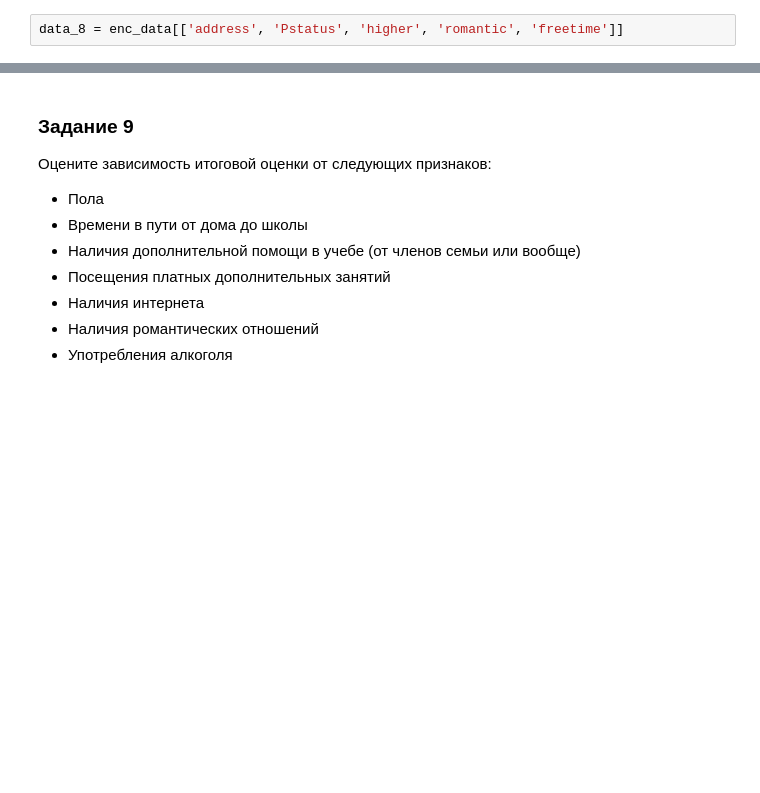
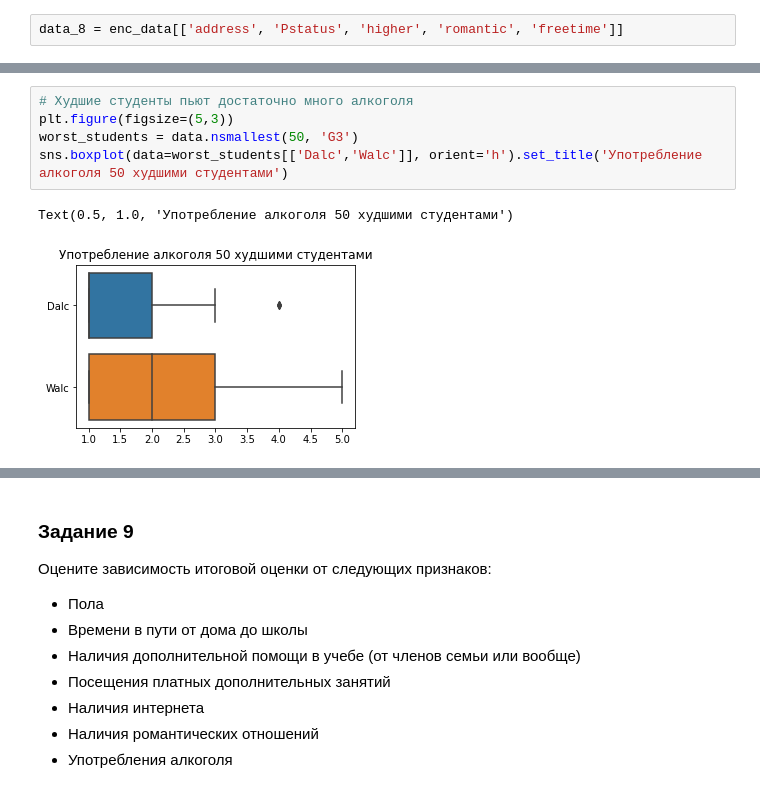
Before and after one commit to asbabiy/IAD-EDA, a Jupyter notebook: Lab_1_Exploratory_analysis.ipynb, the cells around one changed output, grey strips where cells are left out. Drawn from its saved outputs; the diff is of its cells as text; blank space fills up the shorter version.

```diff
--- a/Lab_1_Exploratory_analysis.ipynb
+++ b/Lab_1_Exploratory_analysis.ipynb
@@ -443,0 +605,8 @@ dtype: float64
+# %%
+# Худшие студенты пьют достаточно много алкоголя
+plt.figure(figsize=(5,3))
+worst_students = data.nsmallest(50, 'G3')
+sns.boxplot(data=worst_students[['Dalc','Walc']], orient='h').set_title('Употребление алкоголя 50 худшими студентами')
+# %% [output]
+Text(0.5, 1.0, 'Употребление алкоголя 50 худшими студентами')
+[figure, added]
```
Also changed, not shown: parts of 28 cells of this notebook, 1 other file.
